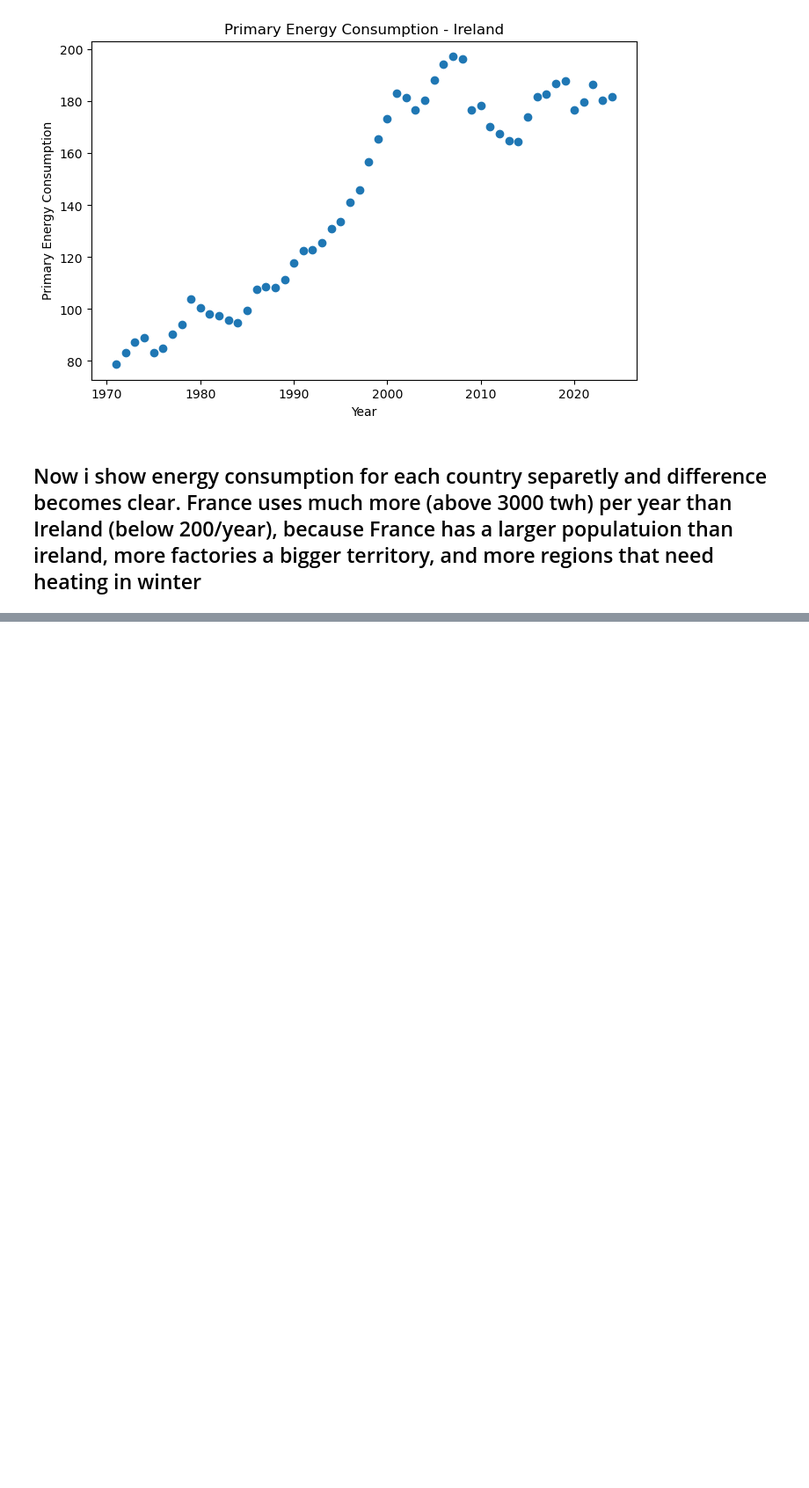
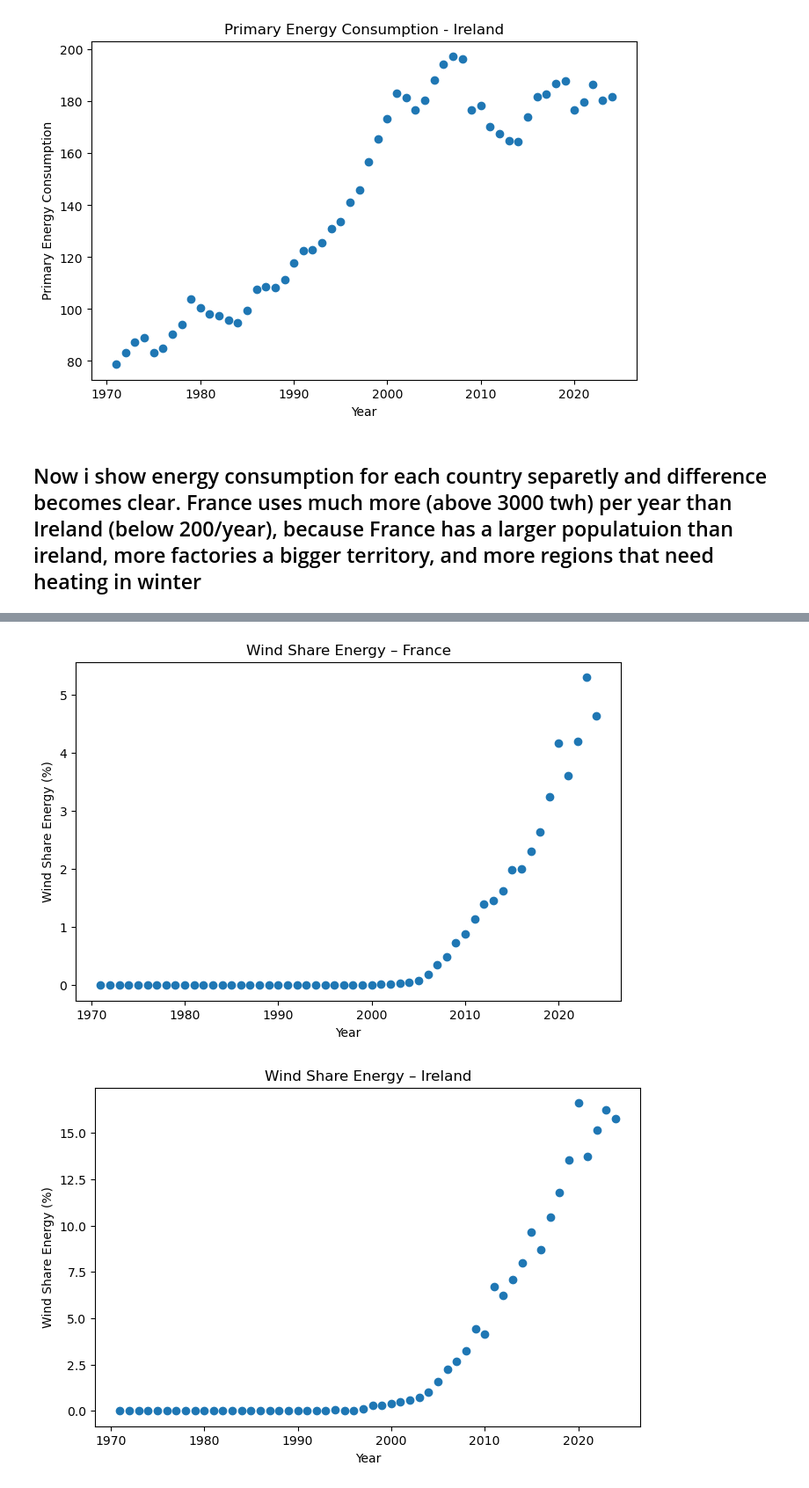
Before and after one commit to sba25225-ai/owid_energy_data, a Jupyter notebook: owid_energy.ipynb, the cells around one changed output, grey strips where cells are left out. Shown at 88% size. Saved outputs shown, nothing was run; the diff lists cells and outputs as text; code cells hidden in the pictures; blank space fills up the shorter version.

```diff
--- a/owid_energy.ipynb
+++ b/owid_energy.ipynb
@@ -207,0 +225,17 @@ plt.show()
+# %%
+plt.figure(figsize=(8,5))
+plt.scatter(df_fr["year"], df_fr["wind_share_energy"])
+plt.xlabel("Year")
+plt.ylabel("Wind Share Energy (%)")
+plt.title("Wind Share Energy – France")
+
+plt.figure(figsize=(8,5))
+plt.scatter(df_ie["year"], df_ie["wind_share_energy"])
+plt.xlabel("Year")
+plt.ylabel("Wind Share Energy (%)")
+plt.title("Wind Share Energy – Ireland")
+
+plt.show()
+# %% [output]
+[figure, added]
+[figure, added]
```
Also changed, not shown: parts of 3 cells of this notebook.
